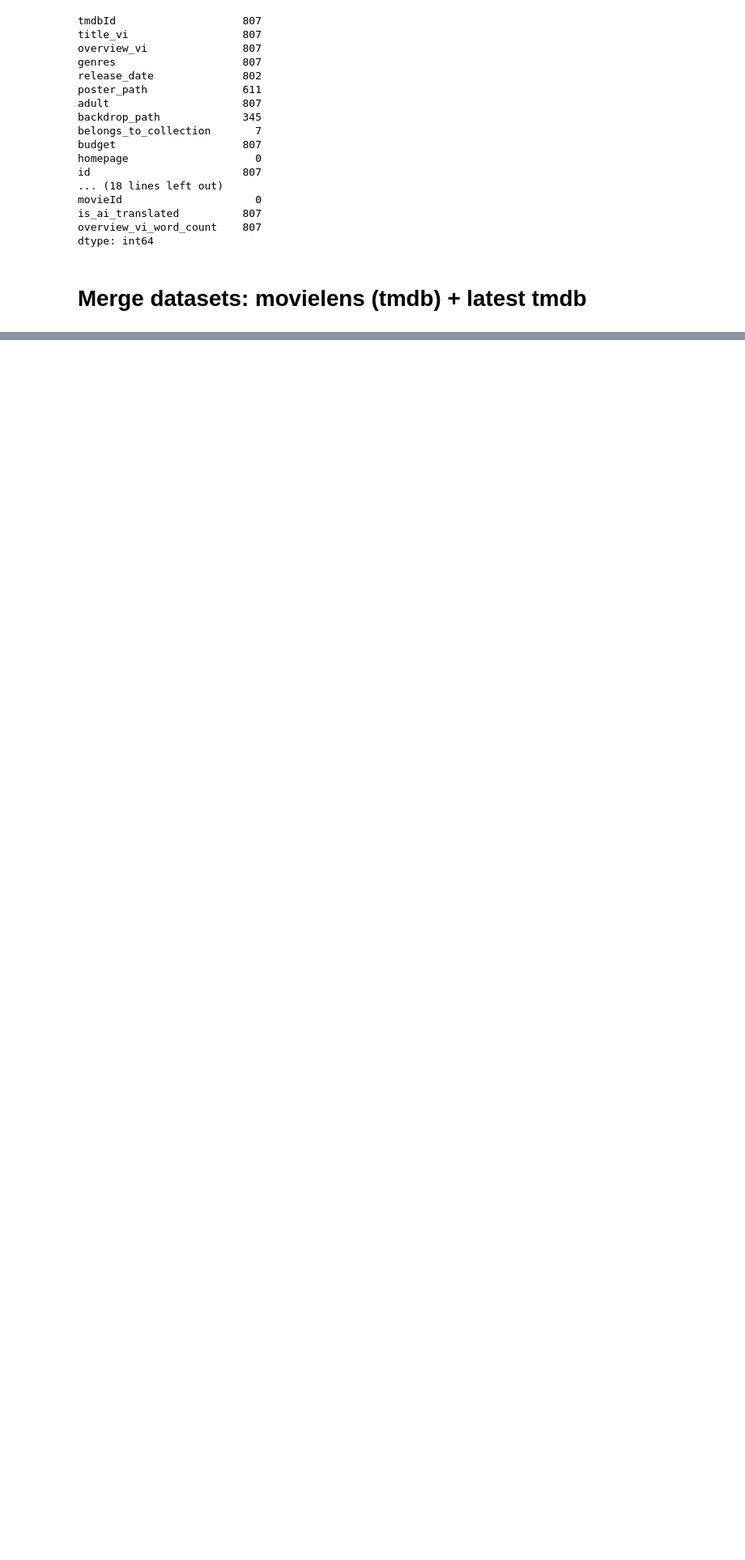
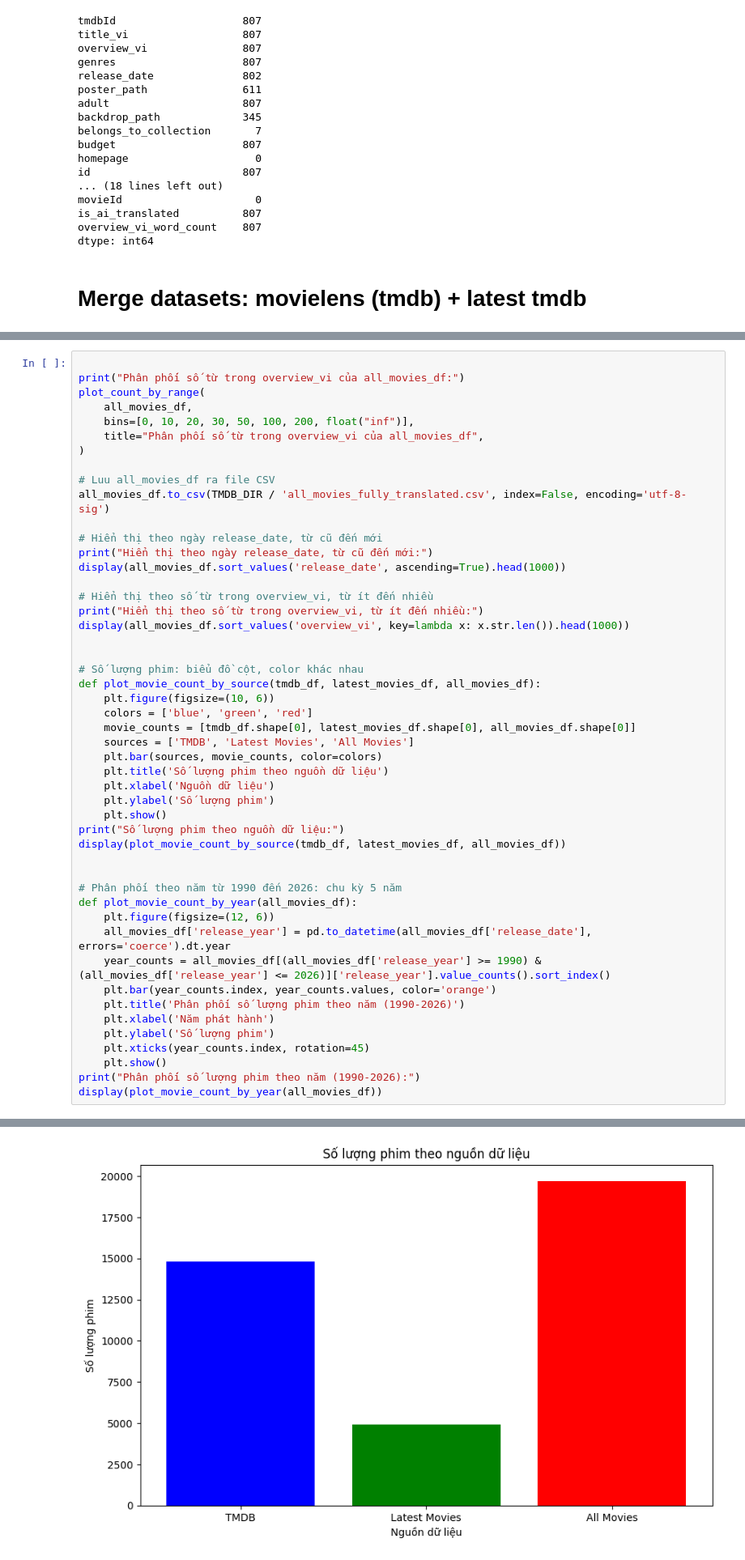
Before and after one commit to tmthuyen/movie-recommendation-system_be, a Jupyter notebook: ai-service/notebooks/02_EDA.ipynb, the cells around one changed output, grey strips where cells are left out. Shown at 81% size. Saved outputs shown, nothing was run; the diff lists cells and outputs as text; blank space fills up the shorter version.

```diff
--- a/ai-service/notebooks/02_EDA.ipynb
+++ b/ai-service/notebooks/02_EDA.ipynb
@@ -468,0 +439,50 @@ Hiển thị theo số từ trong overview_vi, từ ít đến nhiều:
+# %%
+
+print("Phân phối số từ trong overview_vi của all_movies_df:")
+plot_count_by_range(
+    all_movies_df,
+    bins=[0, 10, 20, 30, 50, 100, 200, float("inf")],
+    title="Phân phối số từ trong overview_vi của all_movies_df",
+)
+
+# Luu all_movies_df ra file CSV
+all_movies_df.to_csv(TMDB_DIR / 'all_movies_fully_translated.csv', index=False, encoding='utf-8-sig')
+
+# Hiển thị theo ngày release_date, từ cũ đến mới
+print("Hiển thị theo ngày release_date, từ cũ đến mới:")
+display(all_movies_df.sort_values('release_date', ascending=True).head(1000))
+
+# Hiển thị theo số từ trong overview_vi, từ ít đến nhiều
+print("Hiển thị theo số từ trong overview_vi, từ ít đến nhiều:")
+display(all_movies_df.sort_values('overview_vi', key=lambda x: x.str.len()).head(1000))
+
+
+# Số lượng phim: biểu đồ cột, color khác nhau
+def plot_movie_count_by_source(tmdb_df, latest_movies_df, all_movies_df):
+    plt.figure(figsize=(10, 6))
+    colors = ['blue', 'green', 'red']
+    movie_counts = [tmdb_df.shape[0], latest_movies_df.shape[0], all_movies_df.shape[0]]
+    sources = ['TMDB', 'Latest Movies', 'All Movies']
+    plt.bar(sources, movie_counts, color=colors)
+    plt.title('Số lượng phim theo nguồn dữ liệu')
+    plt.xlabel('Nguồn dữ liệu')
+    plt.ylabel('Số lượng phim')
+    plt.show()
+print("Số lượng phim theo nguồn dữ liệu:")
+display(plot_movie_count_by_source(tmdb_df, latest_movies_df, all_movies_df))
+
+
+# Phân phối theo năm từ 1990 đến 2026: chu kỳ 5 năm
+def plot_movie_count_by_year(all_movies_df):
+    plt.figure(figsize=(12, 6))
+    all_movies_df['release_year'] = pd.to_datetime(all_movies_df['release_date'], errors='coerce').dt.year
+    year_counts = all_movies_df[(all_movies_df['release_year'] >= 1990) & (all_movies_df['release_year'] <= 2026)]['release_year'].value_counts().sort_index()
+    plt.bar(year_counts.index, year_counts.values, color='orange')
+    plt.title('Phân phối số lượng phim theo năm (1990-2026)')
+    plt.xlabel('Năm phát hành')
+    plt.ylabel('Số lượng phim')
+    plt.xticks(year_counts.index, rotation=45)
+    plt.show()
+print("Phân phối số lượng phim theo năm (1990-2026):")
+display(plot_movie_count_by_year(all_movies_df))
+# %% [output]
@@ -468,0 +520 @@ Hiển thị theo số từ trong overview_vi, từ ít đến nhiều:
+[figure, added]
```
Also changed, not shown: parts of 2 cells of this notebook, 40 other files.
